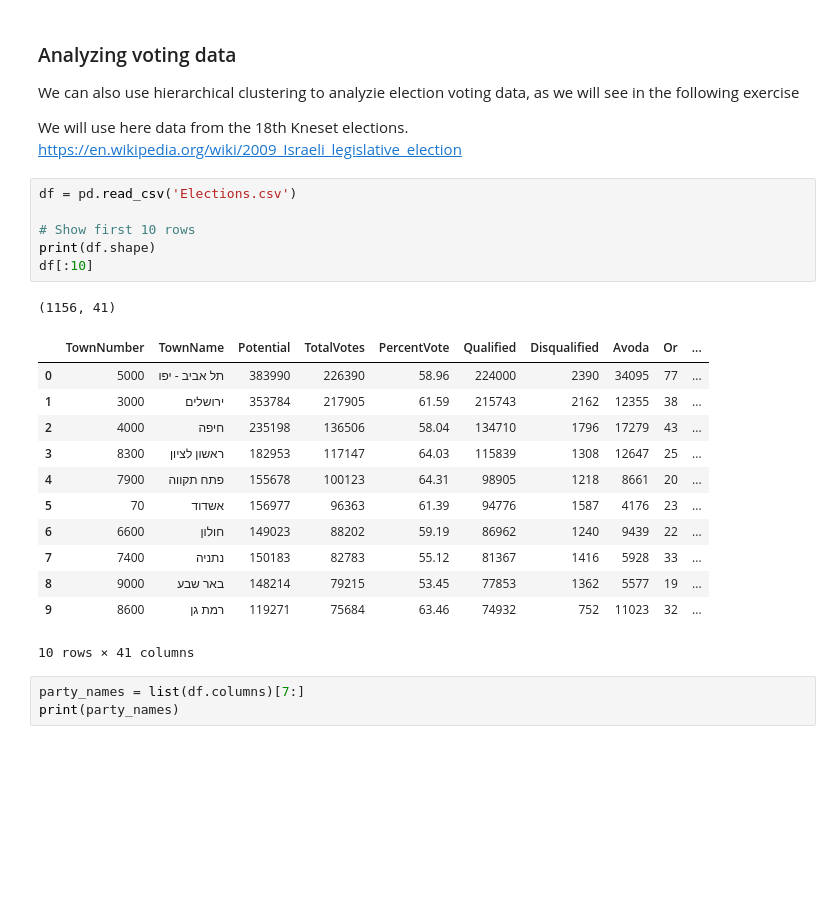
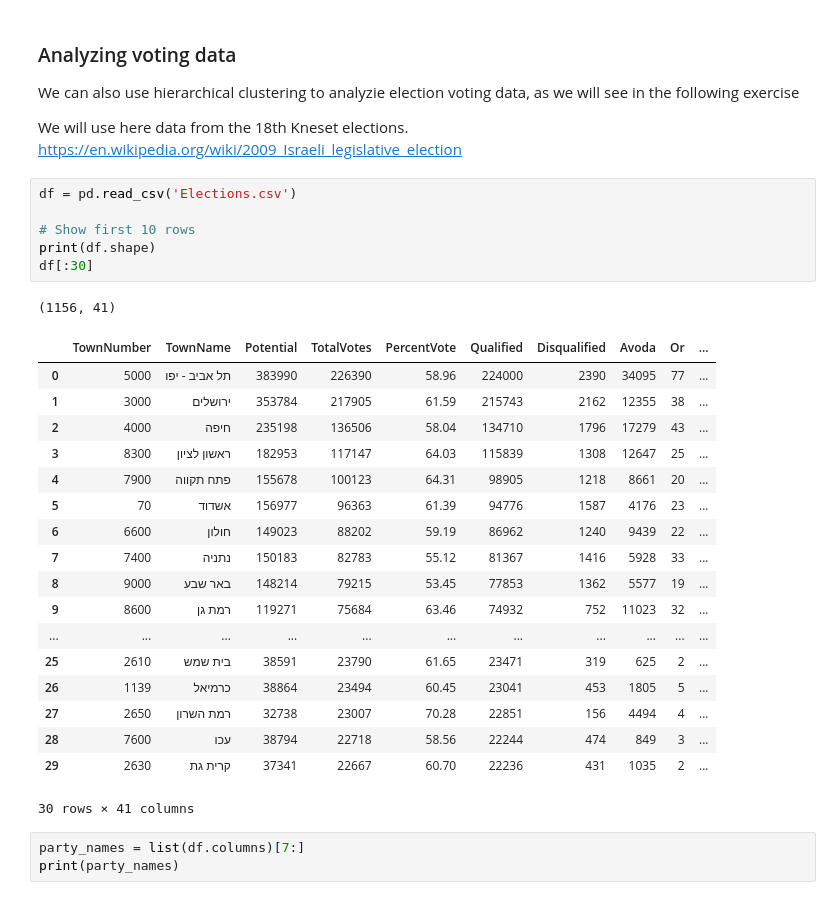
Before and after one commit to Shuaf98/y-data, a Jupyter notebook: ydata_unsupervised_learning/lecture2_advanced_clustering/HW2_Shua_hier_and_dbscan.ipynb, the cells around one changed output. Drawn from its saved outputs; the diff is of its cells as text; blank space fills up the shorter version.

```diff
--- a/ydata_unsupervised_learning/lecture2_advanced_clustering/HW2_Shua_hier_and_dbscan.ipynb
+++ b/ydata_unsupervised_learning/lecture2_advanced_clustering/HW2_Shua_hier_and_dbscan.ipynb
@@ -222,23 +222,29 @@ We will use here data from the 18th Kneset elections. https://en.wikipedia.org/w
 # %%
 df = pd.read_csv('Elections.csv')
 
 # Show first 10 rows
 print(df.shape)
-df[:10]
+df[:30]
 # %% [output]
 (1156, 41)
 |  | TownNumber | TownName | Potential | TotalVotes | PercentVote | Qualified | Disqualified | Avoda | Or | ... |
 | 0 | 5000 | תל אביב - יפו | 383990 | 226390 | 58.96 | 224000 | 2390 | 34095 | 77 | ... |
 | 1 | 3000 | ירושלים | 353784 | 217905 | 61.59 | 215743 | 2162 | 12355 | 38 | ... |
 | 2 | 4000 | חיפה | 235198 | 136506 | 58.04 | 134710 | 1796 | 17279 | 43 | ... |
 | 3 | 8300 | ראשון לציון | 182953 | 117147 | 64.03 | 115839 | 1308 | 12647 | 25 | ... |
 | 4 | 7900 | פתח תקווה | 155678 | 100123 | 64.31 | 98905 | 1218 | 8661 | 20 | ... |
 | 5 | 70 | אשדוד | 156977 | 96363 | 61.39 | 94776 | 1587 | 4176 | 23 | ... |
 | 6 | 6600 | חולון | 149023 | 88202 | 59.19 | 86962 | 1240 | 9439 | 22 | ... |
 | 7 | 7400 | נתניה | 150183 | 82783 | 55.12 | 81367 | 1416 | 5928 | 33 | ... |
 | 8 | 9000 | באר שבע | 148214 | 79215 | 53.45 | 77853 | 1362 | 5577 | 19 | ... |
 | 9 | 8600 | רמת גן | 119271 | 75684 | 63.46 | 74932 | 752 | 11023 | 32 | ... |
+| ... | ... | ... | ... | ... | ... | ... | ... | ... | ... | ... |
+| 25 | 2610 | בית שמש | 38591 | 23790 | 61.65 | 23471 | 319 | 625 | 2 | ... |
+| 26 | 1139 | כרמיאל | 38864 | 23494 | 60.45 | 23041 | 453 | 1805 | 5 | ... |
+| 27 | 2650 | רמת השרון | 32738 | 23007 | 70.28 | 22851 | 156 | 4494 | 4 | ... |
+| 28 | 7600 | עכו | 38794 | 22718 | 58.56 | 22244 | 474 | 849 | 3 | ... |
+| 29 | 2630 | קרית גת | 37341 | 22667 | 60.70 | 22236 | 431 | 1035 | 2 | ... |
-10 rows × 41 columns
+30 rows × 41 columns
 # %%
 party_names = list(df.columns)[7:]
 print(party_names)
```
Also changed, not shown: parts of 20 cells of this notebook, 4 other files.
